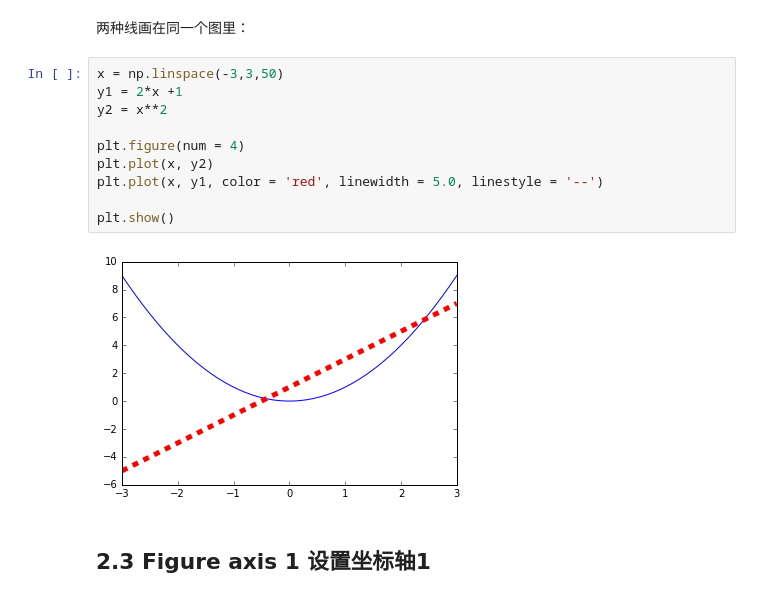
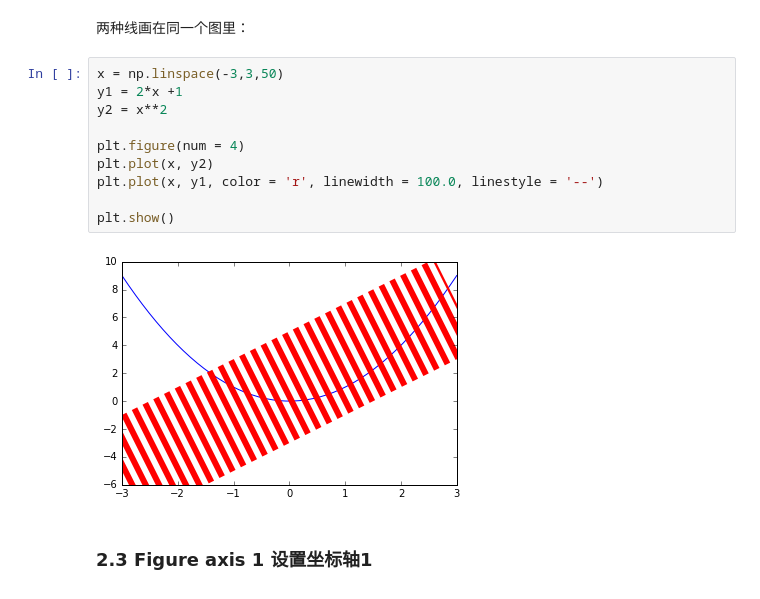
Before and after one commit to ugoood/BigMass, a Jupyter notebook: Numpy_Study/Matplotlib_Python_xiang's_Learning_Files/Matplotlib_python_figure.ipynb, the cells around one changed output. Drawn from its saved outputs; the diff is of its cells as text.

```diff
--- a/Numpy_Study/Matplotlib_Python_xiang's_Learning_Files/Matplotlib_python_figure.ipynb
+++ b/Numpy_Study/Matplotlib_Python_xiang's_Learning_Files/Matplotlib_python_figure.ipynb
@@ -61,15 +87,15 @@ plt.show()
 # %%
 x = np.linspace(-3,3,50)
 y1 = 2*x +1
 y2 = x**2
 
 plt.figure(num = 4)
 plt.plot(x, y2)
-plt.plot(x, y1, color = 'red', linewidth = 5.0, linestyle = '--')
+plt.plot(x, y1, color = 'r', linewidth = 100.0, linestyle = '--')
 
 plt.show()
 # %% [output]
-[figure, old version]
+[figure, new version]
 # %% [markdown]
-## 2.3 Figure axis 1 设置坐标轴1
+### 2.3 Figure axis 1 设置坐标轴1
 # %%
```
Also changed, not shown: parts of 36 cells of this notebook.
